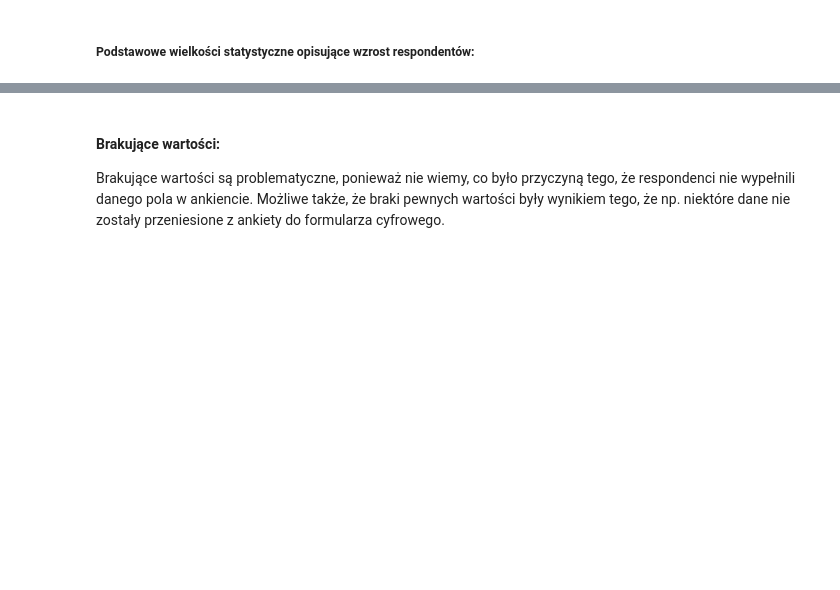
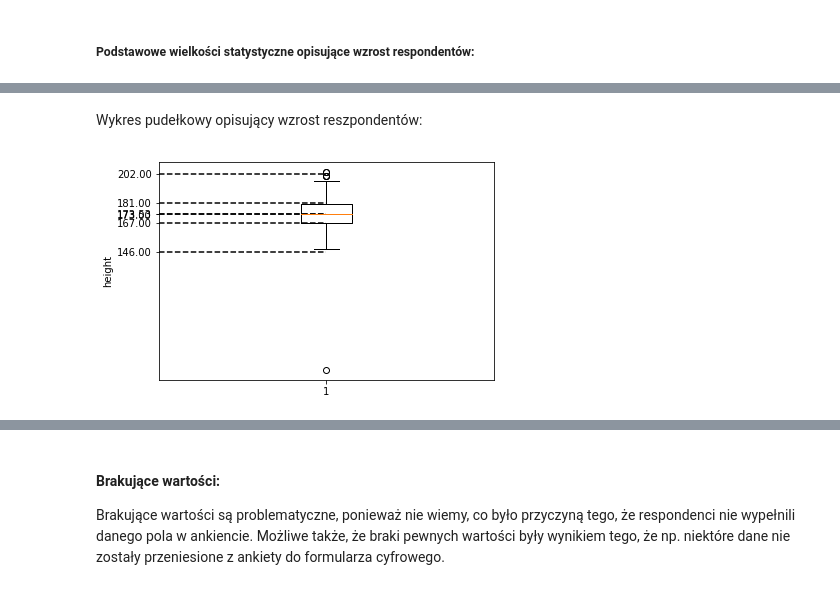
Before and after one commit to kaspiotr/YoungPeopleSurvey, a Jupyter notebook: Statystyka_Matematyczna_PKasprzyk_MKomar.ipynb, the cells around one changed output, grey strips where cells are left out. Saved outputs shown, nothing was run; the diff lists cells and outputs as text; code cells hidden in the pictures; blank space fills up the shorter version.

```diff
--- a/Statystyka_Matematyczna_PKasprzyk_MKomar.ipynb
+++ b/Statystyka_Matematyczna_PKasprzyk_MKomar.ipynb
@@ -116,0 +122,23 @@ print("Standard deviation of responders height is %f" % stddev(responders_height
+# %% [markdown]
+Wykres pudełkowy opisujący wzrost reszpondentów:
+# %%
+def show_responders_box_plot(data, ylabel):
+    data_median = median(data)
+    sub_data_Q1 = list(filter(lambda x: x < data_median, data))
+    sub_data_Q3 = list(filter(lambda x: x > data_median, data))
+    Q1 = median(sub_data_Q1)
+    Q3 = median(sub_data_Q3)
+    IQR = Q3 - Q1
+    flier_low = max(min(data), Q1 - 1.5 * IQR)
+    flier_high = max(min(data), Q3 + 1.5 * IQR)
+    fig, ax = plt.subplots()
+    ax.boxplot(data, showfliers=True)
+    plt.hlines(y=[flier_high, mean(data), Q1, Q3, data_median, flier_low], xmin=0, xmax=1, colors='k',
+               linestyles='dashed')
+    plt.yticks([flier_high, Q1, Q3, mean(data), data_median, flier_low])
+    plt.ylabel(ylabel)
+    plt.show()
+
+show_responders_box_plot(responders_heights, "height")
+# %% [output]
+[figure, added]
```
Also changed, not shown: parts of 18 cells of this notebook.
